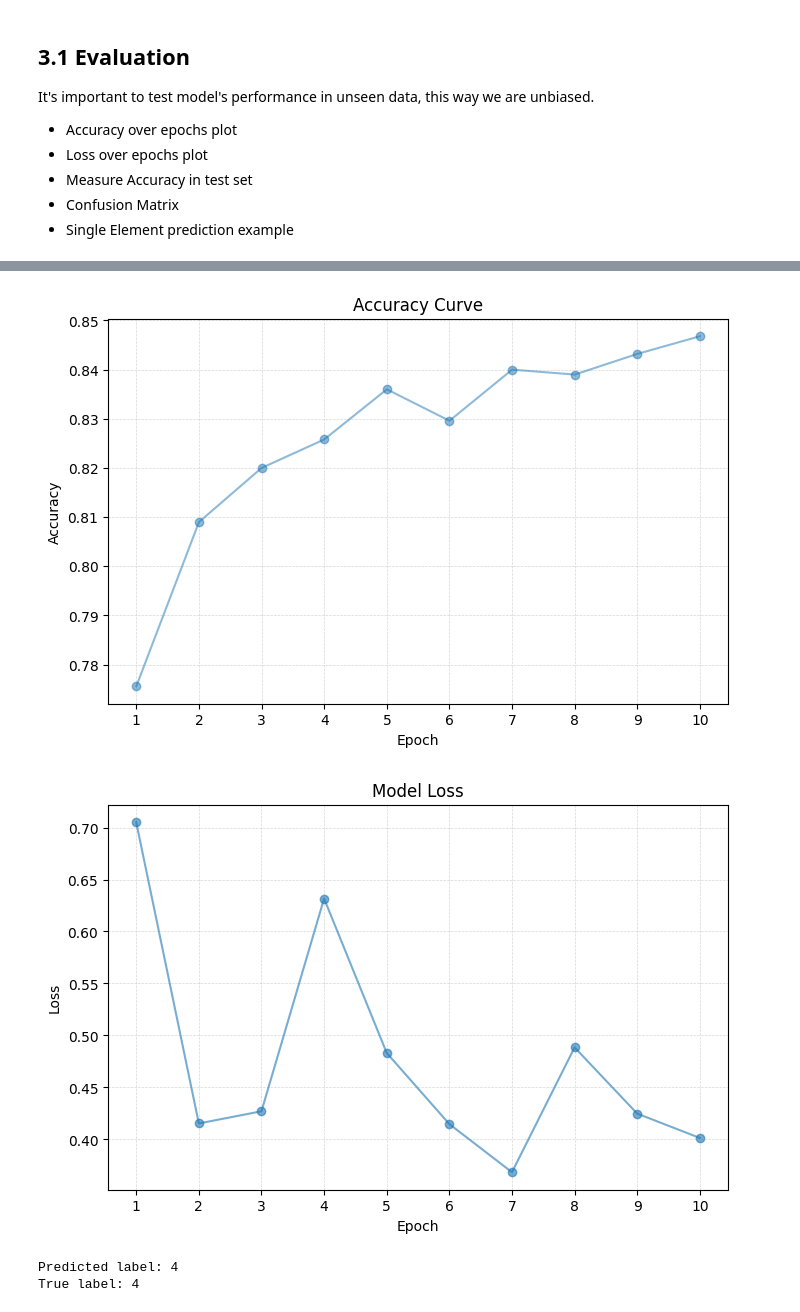
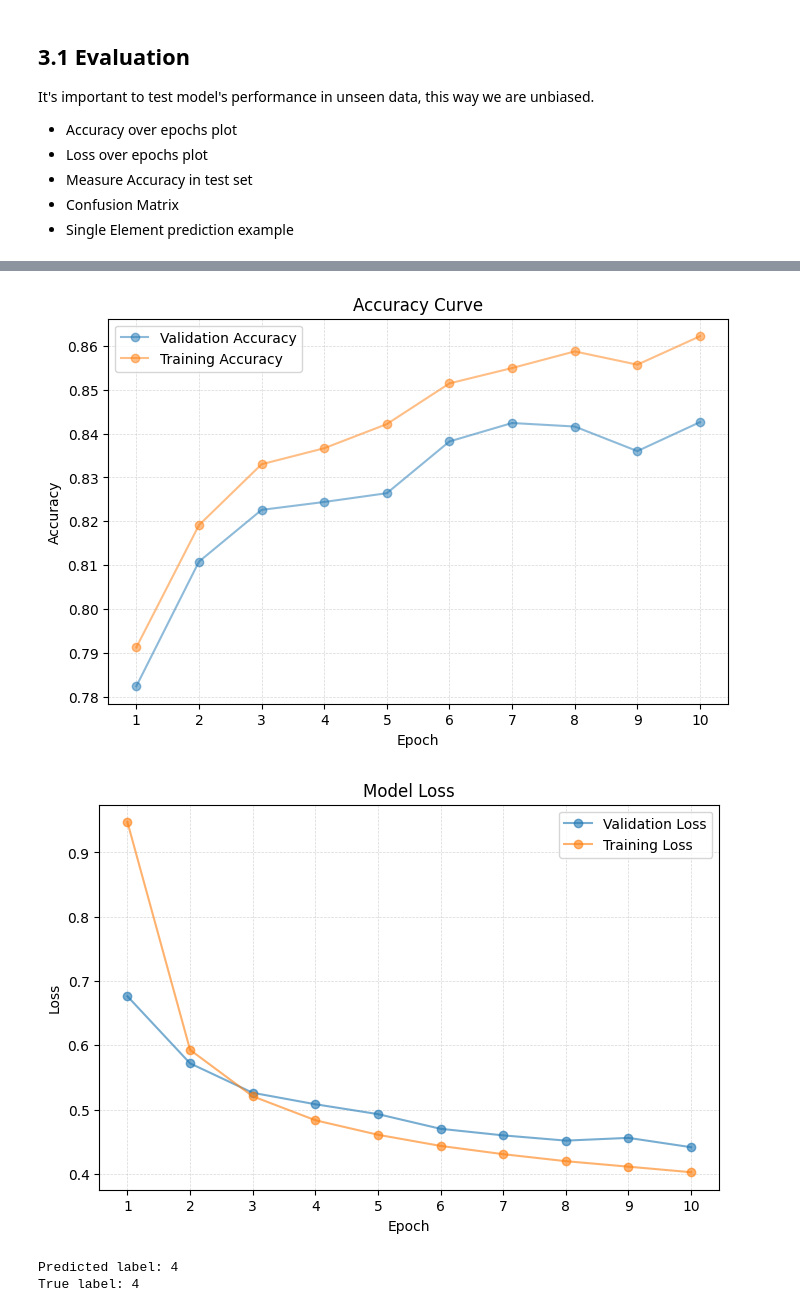
Before and after one commit to tzikaman/Neural-Network-from-Scratch---MNIST-Datasets, a Jupyter notebook: notebook.ipynb, the cells around one changed output, grey strips where cells are left out. Saved outputs shown, nothing was run; the diff lists cells and outputs as text; code cells hidden in the pictures.

```diff
--- a/notebook.ipynb
+++ b/notebook.ipynb
@@ -334,7 +360,7 @@ class Neural_Net:
 # %%
 model = Neural_Net(layer_sizes=[784, 512, 128, 10], activations=[leaky_relu(), leaky_relu(), softmax()], epochs=10, batch_size=64, learning_rate=0.005)
 
-losses, accuracies = model.fit(x_train_normalized, y_train_one_hot, x_val=x_val_normalized, y_val=y_val_one_hot, Verbose=True)
-losses, accuracies = [float(loss) for loss in losses], [float(acc) for acc in accuracies]
+train_losses, train_accuracies, val_losses, val_accuracies = model.fit(x_train_normalized, y_train_one_hot, x_val=x_val_normalized, y_val=y_val_one_hot, Verbose=True)
+train_losses, train_accuracies, val_losses, val_accuracies = [float(loss) for loss in train_losses], [float(acc) for acc in train_accuracies], [float(loss) for loss in val_losses], [float(acc) for acc in val_accuracies]
 # %% [output]
 Epoch 1/10
@@ -402,31 +428,34 @@ plt.show()
 # %%
 # Accuracy curve
 fig, ax = plt.subplots(figsize=(8, 5))
-ax.plot(range(1, len(accuracies)+1), accuracies, marker='o', label='Validation Accuracy', alpha=0.5)
-# ax.plot(range(1, len(losses)+1), losses, marker='o', label='Loss', alpha=0.5)
+ax.plot(range(1, len(val_accuracies)+1), val_accuracies, marker='o', label='Validation Accuracy', alpha=0.5)
+ax.plot(range(1, len(train_accuracies)+1), train_accuracies, marker='o', label='Training Accuracy', alpha=0.5)
 ax.grid(True, which='both', linestyle='--', linewidth=0.5, alpha=0.5)
-ax.set_xticks(range(1, len(accuracies)+1))
+ax.set_xticks(range(1, len(train_accuracies)+1))
 ax.set_xlabel('Epoch')
 ax.set_ylabel('Accuracy')
 ax.set_title('Accuracy Curve')
+ax.legend()
 plt.savefig('figs/accuracy_curve.png', dpi=300)
 plt.show()
 # %% [output]
-[figure, old version]
+[figure, new version]
 # %%
 # Loss curve
 fig, ax = plt.subplots(figsize=(8, 5))
-ax.plot(range(1, len(losses)+1), losses, marker='o', label='Loss', alpha=0.6)
+ax.plot(range(1, len(val_losses)+1), val_losses, marker='o', label='Validation Loss', alpha=0.6)
+ax.plot(range(1, len(train_losses)+1), train_losses, marker='o', label='Training Loss', alpha=0.6)
 ax.grid(True, which='both', linestyle='--', linewidth=0.5, alpha=0.5)
 
 ax.set_xlabel('Epoch')
-ax.set_xticks(range(1, len(losses)+1))
+ax.set_xticks(range(1, len(train_losses)+1))
 ax.set_ylabel('Loss')
 ax.set_title('Model Loss')
+ax.legend()
 plt.savefig('figs/loss_curve.png', dpi=300)
 plt.show()
 # %% [output]
-[figure, old version]
+[figure, new version]
 # %%
 random_index = np.random.randint(0, len(x_test_normalized))
 random_image = x_test_normalized[random_index].reshape(28, 28)
```
Also changed, not shown: parts of 4 cells of this notebook, 3 other files.
